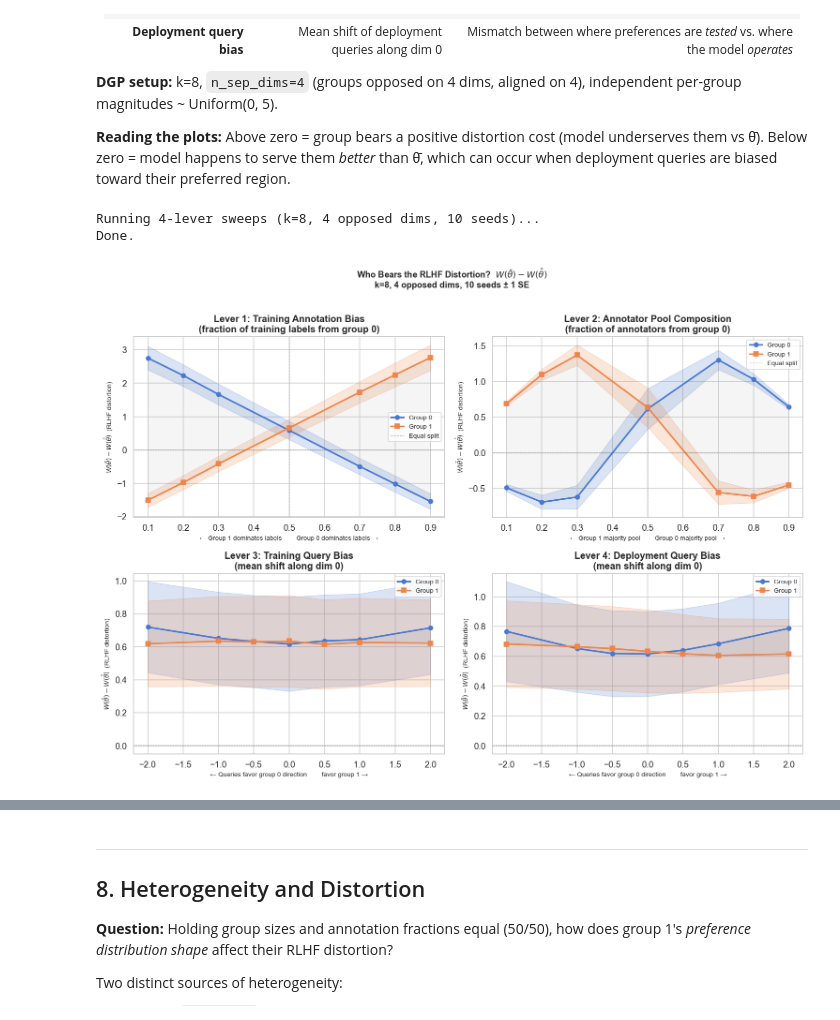
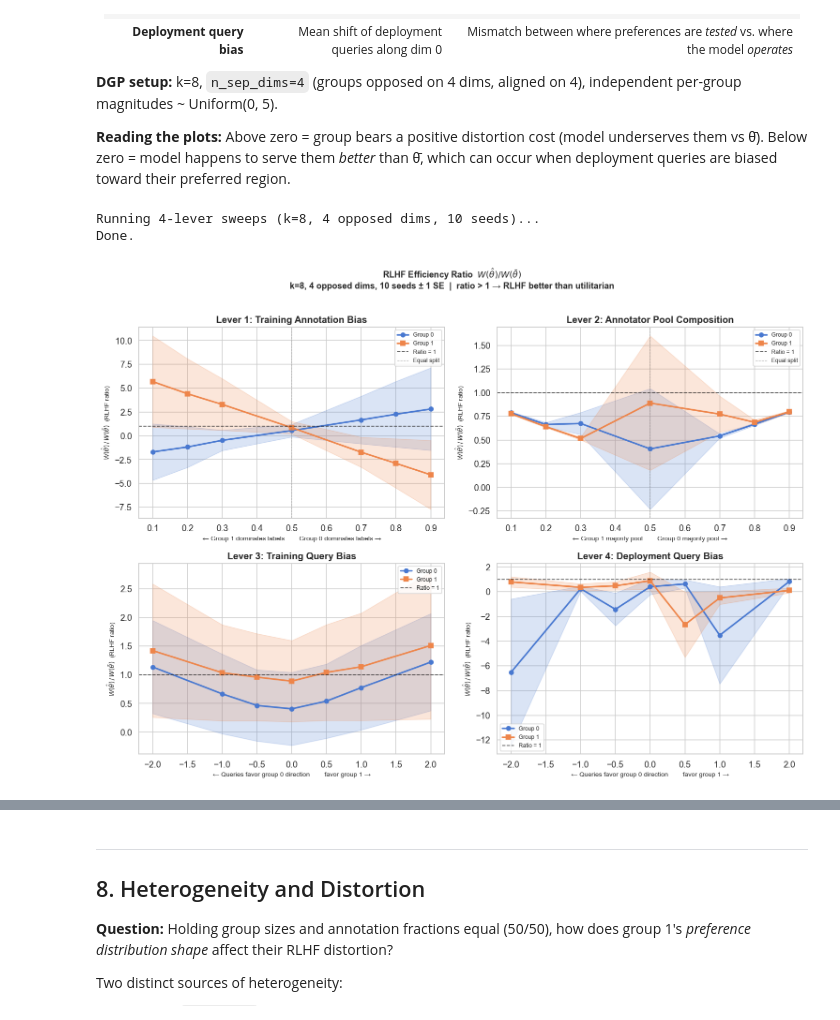
Before and after one commit to michelleeesi/hiddenstructure, a Jupyter notebook: rlhf_distortion_sim.ipynb, the cells around one changed output, grey strips where cells are left out. Cells and saved outputs as stored; diff of their text form; code cells hidden in the pictures.

```diff
--- a/rlhf_distortion_sim.ipynb
+++ b/rlhf_distortion_sim.ipynb
@@ -1034,7 +1049,7 @@ df_trbias  = sweep_train_query_bias(n_seeds=10)
 df_depbias = sweep_deploy_query_bias(n_seeds=10)
 print("Done.")
 
-# ── Who Bears the RLHF Distortion? 2×2 panel ─────────────────────────────
+# ── Who Bears the RLHF Distortion? 2×2 panel (RATIO: W(θ̂)/W(θ̄)) ────────
 fig, axes = plt.subplots(2, 2, figsize=(14, 10))
 
 c0, c1 = colors[0], colors[1]
@@ -1042,47 +1057,46 @@ c0, c1 = colors[0], colors[1]
 panels = [
     (df_annot,   "group0_train_frac",
      "← Group 1 dominates labels        Group 0 dominates labels →",
-     "Lever 1: Training Annotation Bias\n(fraction of training labels from group 0)"),
+     "Lever 1: Training Annotation Bias"),
 
     (df_pool,    "group0_pool_frac",
      "← Group 1 majority pool        Group 0 majority pool →",
-     "Lever 2: Annotator Pool Composition\n(fraction of annotators from group 0)"),
+     "Lever 2: Annotator Pool Composition"),
 
     (df_trbias,  "train_query_bias",
      "← Queries favor group 0 direction        favor group 1 →",
-     "Lever 3: Training Query Bias\n(mean shift along dim 0)"),
+     "Lever 3: Training Query Bias"),
 
     (df_depbias, "deploy_query_bias",
      "← Queries favor group 0 direction        favor group 1 →",
-     "Lever 4: Deployment Query Bias\n(mean shift along dim 0)"),
+     "Lever 4: Deployment Query Bias"),
 ]
 
 for ax, (df, xcol, xlabel, title) in zip(axes.ravel(), panels):
     x = df[xcol]
-    m0, s0 = df["distortion_g0_mean"], df["distortion_g0_se"]
-    m1, s1 = df["distortion_g1_mean"], df["distortion_g1_se"]
+    m0, s0 = df["rlhf_ratio_g0_mean"], df["rlhf_ratio_g0_se"]
+    m1, s1 = df["rlhf_ratio_g1_mean"], df["rlhf_ratio_g1_se"]
     ax.plot(x, m0, 'o-', color=c0, linewidth=2.2, label="Group 0")
     ax.fill_between(x, m0 - s0, m0 + s0, alpha=0.20, color=c0)
     ax.plot(x, m1, 's-', color=c1, linewidth=2.2, label="Group 1")
     ax.fill_between(x, m1 - s1, m1 + s1, alpha=0.20, color=c1)
-    ax.fill_between(x, m0, m1, alpha=0.08, color='gray')
-    ax.axhline(0, color='k', linewidth=0.8, linestyle=':')
+    ax.axhline(1.0, color='k', linewidth=1.2, linestyle='--', alpha=0.7, label="Ratio = 1")
     if xcol in ("group0_train_frac", "group0_pool_frac"):
         ax.axvline(0.5, color='gray', linewidth=0.8, linestyle='--', alpha=0.5,
                    label="Equal split")
     ax.set_xlabel(xlabel, fontsize=9)
-    ax.set_ylabel(r"$W(\bar{\theta}) - W(\hat{\theta})$  (RLHF distortion)", fontsize=9)
+    ax.set_ylabel(r"$W(\hat{\theta}) \,/\, W(\bar{\theta})$  (RLHF ratio)", fontsize=9)
     ax.set_title(title, fontweight='bold')
-    ax.legend(fontsize=9)
+    ax.legend(fontsize=8)
 
 plt.suptitle(
-    r"Who Bears the RLHF Distortion?  $W(\bar{\theta}) - W(\hat{\theta})$"
-    "\nk=8, 4 opposed dims, 10 seeds ± 1 SE",
+    r"RLHF Efficiency Ratio  $W(\hat{\theta}) / W(\bar{\theta})$"
+    "\nk=8, 4 opposed dims, 10 seeds ± 1 SE  |  ratio > 1 → RLHF better than utilitarian",
     fontweight='bold', fontsize=12, y=1.01)
 plt.tight_layout()
 plt.show()
 # %% [output]
 Running 4-lever sweeps (k=8, 4 opposed dims, 10 seeds)...
 Done.
-[figure, old version]
+[figure, new version]
 # %%
```
Also changed, not shown: parts of 17 cells of this notebook, 3 other files.
